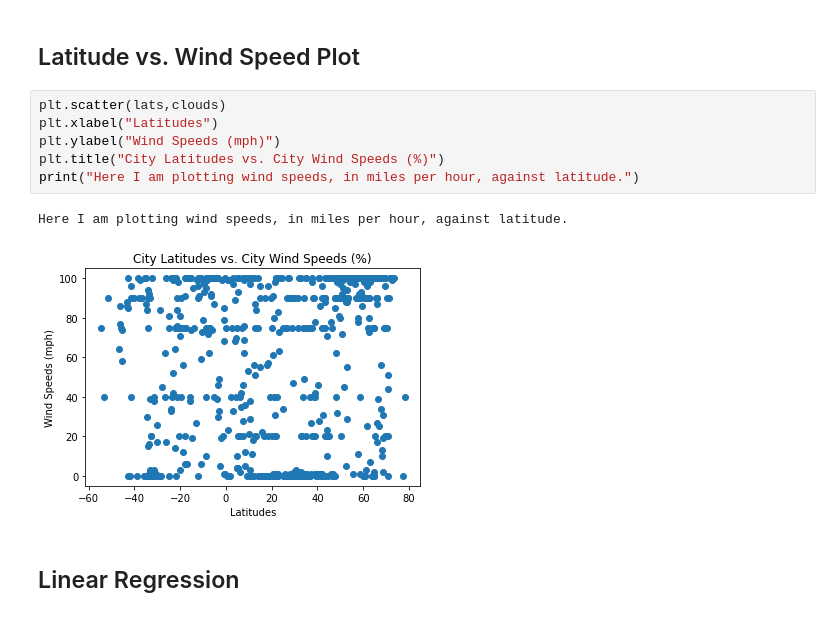
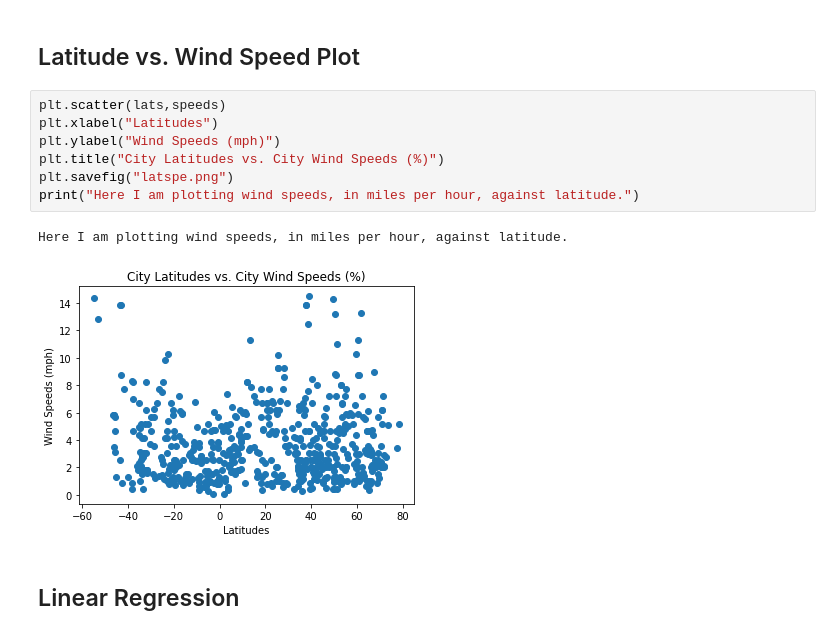
Before and after one commit to Uc71/Plotting-Global-Weather-by-Latitude, a Jupyter notebook: WeatherPy/WeatherPy.ipynb, the cells around one changed output. Cells and saved outputs as stored; diff of their text form.

Commit message:
corrected latspe plot and exported pics

```diff
--- a/WeatherPy/WeatherPy.ipynb
+++ b/WeatherPy/WeatherPy.ipynb
@@ -184,14 +187,15 @@ Here I am plotting % cloud cover against latitude.
 # %% [markdown]
 ## Latitude vs. Wind Speed Plot
 # %%
-plt.scatter(lats,clouds)
+plt.scatter(lats,speeds)
 plt.xlabel("Latitudes")
 plt.ylabel("Wind Speeds (mph)")
 plt.title("City Latitudes vs. City Wind Speeds (%)")
+plt.savefig("latspe.png")
 print("Here I am plotting wind speeds, in miles per hour, against latitude.")
 # %% [output]
 Here I am plotting wind speeds, in miles per hour, against latitude.
-[figure, old version]
+[figure, new version]
 # %% [markdown]
 ## Linear Regression
 # %%
```
Also changed, not shown: parts of 16 cells of this notebook, 4 other files.
